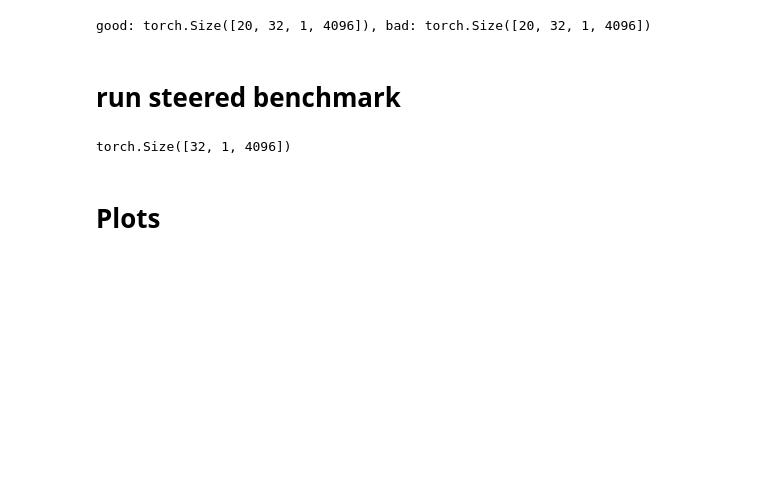
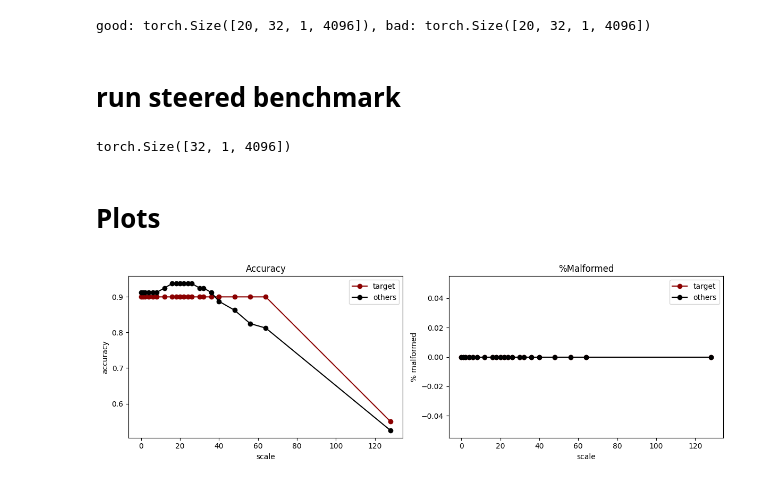
Before and after one commit to rgs2151/forget, a Jupyter notebook: notebooks/llama2.ipynb, the cells around one changed output. Saved outputs shown, nothing was run; the diff lists cells and outputs as text; code cells hidden in the pictures; blank space fills up the shorter version.

```diff
--- a/notebooks/llama2.ipynb
+++ b/notebooks/llama2.ipynb
@@ -46,7 +46,9 @@ def format_mcq_prompt(row):
     )
 
 def parse_answer(response: str) -> str:
-    match = re.search(r'\b([ABCD])\b', response.split("assistant")[-1])
+    idx = response.rfind(ASSISTANT_HEADER)
+    tail = response[idx + len(ASSISTANT_HEADER):] if idx != -1 else response
+    match = re.search(r'\b([ABCD])\b', tail)
     return match.group(1) if match else ""
 
 def evaluate_row(llm, row):
@@ -186,34 +188,36 @@ steered_df.to_csv("store/llama2/steered.csv", index=False)
 # %%
 steered_df = pd.read_csv("store/llama2/steered.csv")
 
 scales = sorted(steered_df["scale"].unique())
 a_accs, o_accs, a_empties, o_empties = [], [], [], []
 for s in scales:
     sub = steered_df[steered_df["scale"] == s]
     a_acc, o_acc = acc_by_author(sub, first_author)
     a_empty, o_empty = empty_rate_by_author(sub, first_author)
     a_accs.append(a_acc)
     o_accs.append(o_acc)
     a_empties.append(a_empty)
     o_empties.append(o_empty)
 
-fig, (ax1, ax2) = plt.subplots(1, 2, figsize=(8, 3))
+fig, (ax1, ax2) = plt.subplots(1, 2, figsize=(12, 4))
 
 ax1.plot(scales, a_accs, color="darkred", marker="o", label="target")
 ax1.plot(scales, o_accs, color="black", marker="o", label="others")
 ax1.set_xlabel("scale")
 ax1.set_ylabel("accuracy")
-ax1.set_title("Accuracy vs scale")
+ax1.set_title("Accuracy")
 ax1.legend()
 
 ax2.plot(scales, a_empties, color="darkred", marker="o", label="target")
 ax2.plot(scales, o_empties, color="black", marker="o", label="others")
 ax2.set_xlabel("scale")
 ax2.set_ylabel("% malformed")
-ax2.set_title("Malformed vs scale")
+ax2.set_title("%Malformed")
 ax2.legend()
 
 plt.tight_layout()
 plt.show()
+# %% [output]
+[figure, added]
 # %%
 steered_df
```
Also changed, not shown: parts of 2 cells of this notebook, 3 other files.
